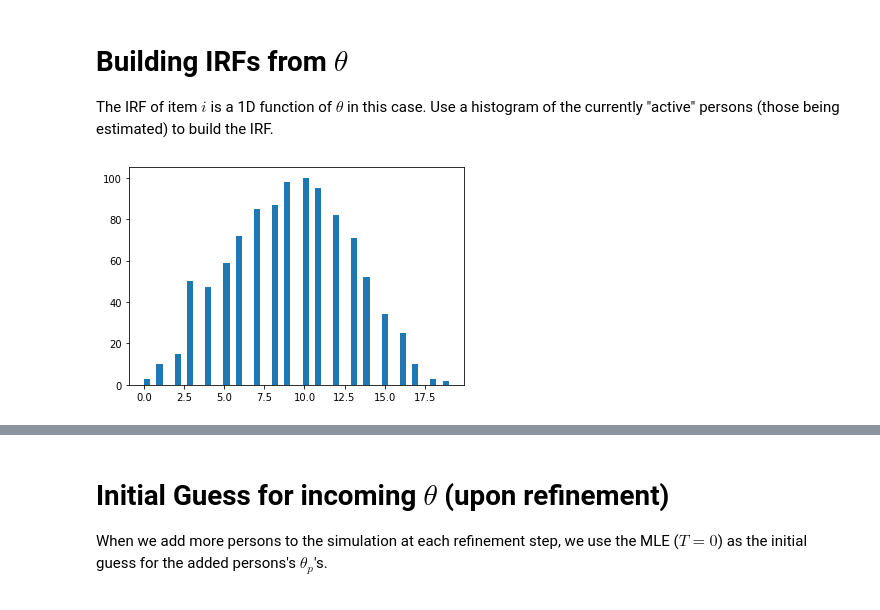
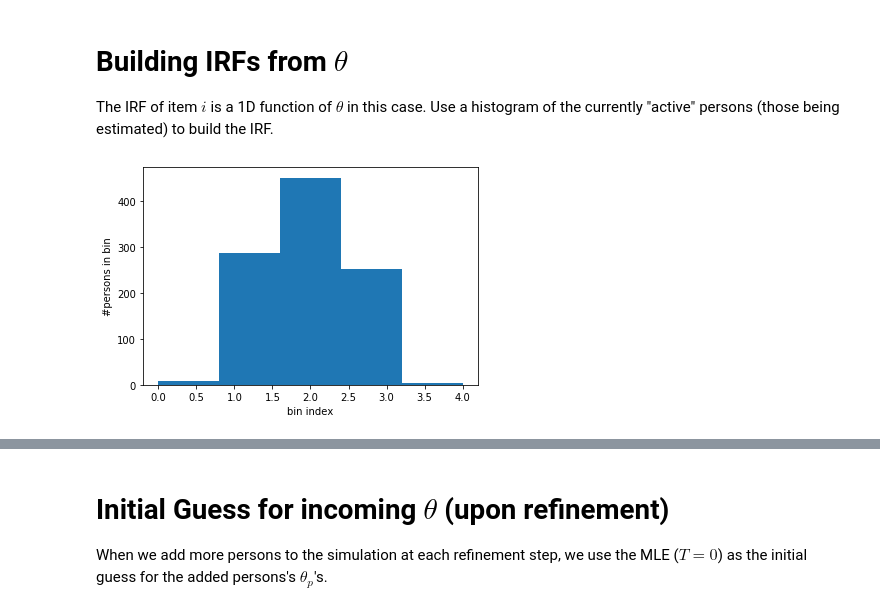
Before and after one commit to ETS-Next-Gen/irt-mcmc, a Jupyter notebook: notebooks/irt_solver_1d_simulated_data.ipynb, the cells around one changed output, grey strips where cells are left out. Cells and saved outputs as stored; diff of their text form; code cells hidden in the pictures.

```diff
--- a/notebooks/irt_solver_1d_simulated_data.ipynb
+++ b/notebooks/irt_solver_1d_simulated_data.ipynb
@@ -78,21 +78,21 @@ The IRF of item $i$ is a 1D function of $\theta$ in this case. Use a histogram o
 solver = nirt.solver.Solver(X, c, num_iterations=5, num_sweeps=5)
 theta = nirt.likelihood.initial_guess(X, c)
 # %%
-# For each dimension, bin ALL persons by theta values into n bins so that there are at most
-# sample_size in each bin.
-num_bins = 20
-method = "quantile" # "uniform"
-t = theta
-grid = [nirt.grid.Grid(t[:, ci], num_bins, method=method) for ci in range(C)]
-irf = [nirt.irf.ItemResponseFunction(grid[c[i]], X[:, i]) for i in range(I)]
+# For each dimension, bin ALL persons by theta values into n bins. Binning strategy is either
+# quantiles (so all bins have equal sizes) or uniform grid on a fixed domain [-M,M].
+num_bins = 5
+method = "uniform-fixed" # "quantile" # "uniform"
+grid = [nirt.grid.Grid(theta[:, ci], num_bins, method=method,
+                       xlim=(min(theta[:, ci])-1, max(theta[:, ci])+1)) for ci in range(C)]
+irf = [nirt.irf.ItemResponseFunction(grid[ci], X[:, i]) for i, ci in enumerate(c)]
+# print(grid[0])
-# %%
-t = theta[:, 0]
-left, right = min(t), max(t)
-meshsize = (right - left) / num_bins
-bin_index = ((t - left) // meshsize).astype(int)
-endpoint = np.linspace(left, right, num_bins + 1)
-plt.hist(bin_index, 50);
-# %% [output]
-[figure, removed]
+# %%
+# Print the distribution of bin sizes.
+t = theta[:, 0]
+plt.hist(grid[0].bin_index, num_bins)
+plt.xlabel('bin index')
+plt.ylabel('#persons in bin');
+# %% [output]
+[figure, added]
 # %%
 # Generate histogram IRFs from a sample of persons.
```
Also changed, not shown: parts of 8 cells of this notebook, 6 other files.
